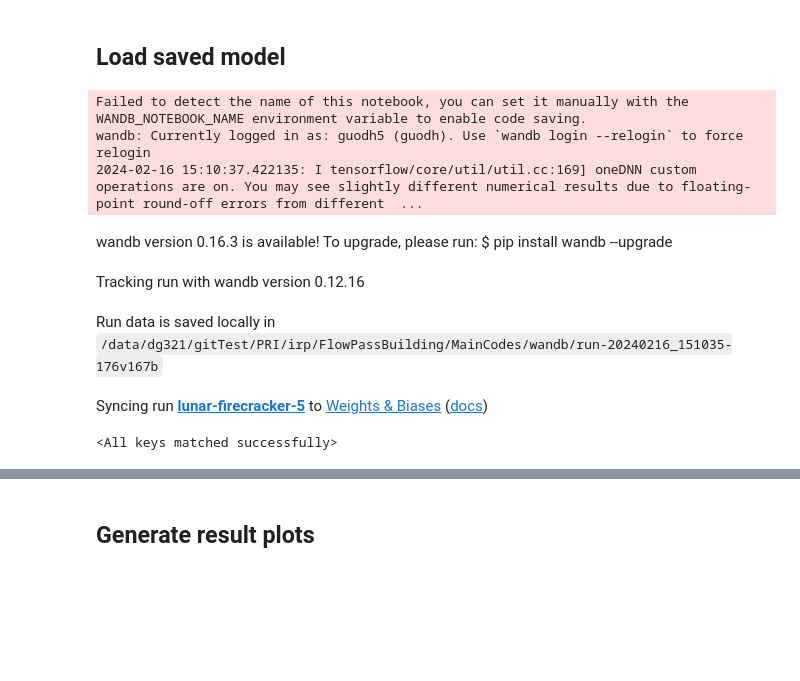
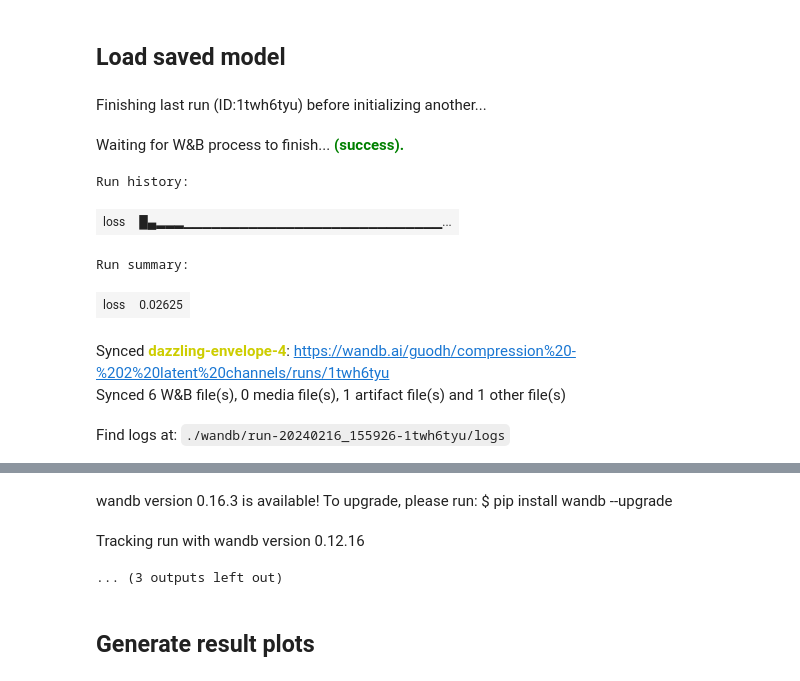
Before and after one commit to guodh321/FlowPassBuilding, a Jupyter notebook: MainCodes/2_Model_building_0214.ipynb, the cells around one changed output, grey strips where cells are left out. Cells and saved outputs as stored; diff of their text form; code cells hidden in the pictures; blank space fills up the shorter version.

```diff
--- a/MainCodes/2_Model_building_0214.ipynb
+++ b/MainCodes/2_Model_building_0214.ipynb
@@ -112,3 +213,46 @@ class Autoencoder(nn.Module):
+# %%
+first_hidden_layer = 16
+second_hidden_layer = 32
+third_hidden_layer = 2
+latent_channel_number = 2
+
+
+class Autoencoder(nn.Module):
+    def __init__(self):
+        super(Autoencoder, self).__init__()
+
+        # Encoder layers
+        self.encoder = nn.Sequential(
+            nn.Conv2d(2, first_hidden_layer, kernel_size=2, stride=2, padding=0),
+            nn.LeakyReLU(negative_slope=0.2),
+            nn.Conv2d(first_hidden_layer, second_hidden_layer, kernel_size=2, stride=2, padding=1),
+            nn.LeakyReLU(negative_slope=0.2),
+            nn.Conv2d(second_hidden_layer, first_hidden_layer, kernel_size=2, stride=1, padding=1),
+            nn.LeakyReLU(negative_slope=0.2),
+            nn.Conv2d(first_hidden_layer, third_hidden_layer, kernel_size=2, stride=1, padding=0),
+            nn.LeakyReLU(negative_slope=0.2),
+            nn.Conv2d(third_hidden_layer, latent_channel_number, kernel_size=2, stride=1, padding=0),
+            nn.LeakyReLU(negative_slope=0.2)
+        )
+
+        # Decoder layers
+        self.decoder = nn.Sequential(
+            nn.ConvTranspose2d(latent_channel_number, third_hidden_layer, kernel_size=2, stride=1, padding=0),
+            nn.LeakyReLU(negative_slope=0.2),
+            nn.ConvTranspose2d(third_hidden_layer, first_hidden_layer, kernel_size=2, stride=1, padding=0),
+            nn.LeakyReLU(negative_slope=0.2),
+            nn.ConvTranspose2d(first_hidden_layer, second_hidden_layer, kernel_size=2, stride=1, padding=1),
+            nn.LeakyReLU(negative_slope=0.2),
+            nn.ConvTranspose2d(second_hidden_layer, first_hidden_layer, kernel_size=2, stride=2, padding=1),
+            nn.LeakyReLU(negative_slope=0.2),
+            nn.ConvTranspose2d(first_hidden_layer, 2, kernel_size=2, stride=2, padding=0),
+            nn.Identity()
+        )
+
+    def forward(self, x):
+        x = self.encoder(x)
+        x = self.decoder(x)
+        return x
 # %%
 # Check if CUDA is available and set PyTorch to use GPU or CPU accordingly
 device = torch.device("cuda" if torch.cuda.is_available() else "cpu")
@@ -223,20 +367,21 @@ Tracking run with wandb version 0.12.16
 ## Load saved model
 # %%
 run = wandb.init()
-artifact = run.use_artifact('guodh/compression/model:v19', type='model')
+artifact = run.use_artifact('guodh/compression - 2 latent channels/model:v2', type='model')
 artifact_dir = artifact.download()
 
 # Load the model
 autoencoder = Autoencoder()
 
 # Load the model state dictionary from the downloaded artifact
 autoencoder.load_state_dict(torch.load(os.path.join(artifact_dir, "autoencoder.pth")))
 # %% [output]
-Failed to detect the name of this notebook, you can set it manually with the WANDB_NOTEBOOK_NAME environment variable to enable code saving.
-wandb: Currently logged in as: guodh5 (guodh). Use `wandb login --relogin` to force relogin
-2024-02-16 15:10:37.422135: I tensorflow/core/util/util.cc:169] oneDNN custom operations are on. You may see slightly different numerical results due to floating-point round-off errors from different  ...
-wandb version 0.16.3 is available! To upgrade, please run: $ pip install wandb --upgrade
+Finishing last run (ID:1twh6tyu) before initializing another...
-Tracking run with wandb version 0.12.16
+Waiting for W&B process to finish... (success).
+Run history:
+| loss | █▄▂▂▂▁▁▁▁▁▁▁▁▁▁▁▁▁▁▁▁▁▁▁▁▁▁▁▁▁▁▁▁... |
+Run summary:
+| loss | 0.02625 |
-Run data is saved locally in /data/dg321/gitTest/PRI/irp/FlowPassBuilding/MainCodes/wandb/run-20240216_151035-176v167b
+Synced dazzling-envelope-4: https://wandb.ai/guodh/compression%20-%202%20latent%20channels/runs/1twh6tyu
+Synced 6 W&B file(s), 0 media file(s), 1 artifact file(s) and 1 other file(s)
-Syncing run lunar-firecracker-5 to Weights & Biases (docs)
+Find logs at: ./wandb/run-20240216_155926-1twh6tyu/logs
-<All keys matched successfully>
@@ -243,2 +390,5 @@ Syncing run lunar-firecracker-5 to Weights & Biases (docs)
+wandb version 0.16.3 is available! To upgrade, please run: $ pip install wandb --upgrade
+Tracking run with wandb version 0.12.16
+... (3 outputs left out)
 # %% [markdown]
 ## Generate result plots
```
Also changed, not shown: parts of 16 cells of this notebook.
